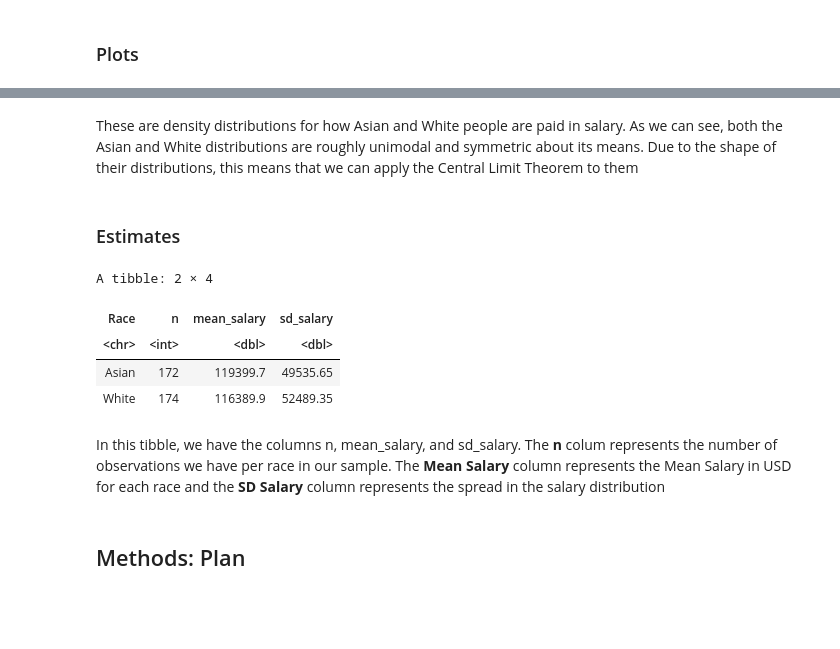
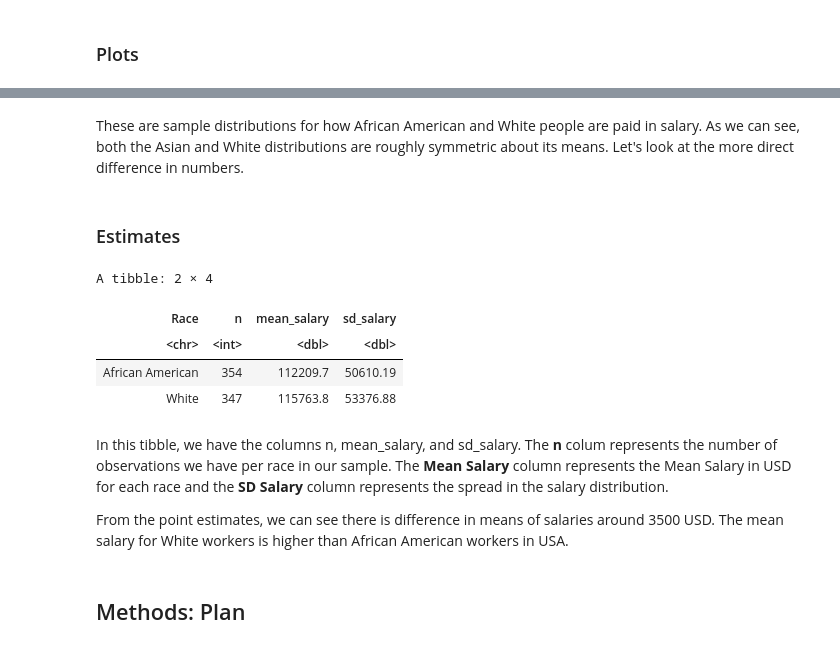
Before and after one commit to hongkailiu123/Race-VS.-Annual-Income-Statistical-Inference-Report, a Jupyter notebook: proposal_Group7.ipynb, the cells around one changed output, grey strips where cells are left out. Drawn from its saved outputs; the diff is of its cells as text; code cells hidden in the pictures; blank space fills up the shorter version.

```diff
--- a/proposal_Group7.ipynb
+++ b/proposal_Group7.ipynb
@@ -80,0 +72,11 @@ A data.frame: 1 × 1
+# %%
+salary_race_USA <- salary_dataset|>
+                filter(Country == "USA" & !is.na(Salary))|>  #only keep observations from USA
+                select(Salary, Race)
+
+race_counts <- salary_race_USA|>
+                group_by(Race)|>
+                summarize(n=n())|>
+                arrange(-n)
+
+race_counts
@@ -113,23 +134,26 @@ grid.arrange(asian_dist, white_dist, ncol = 2, top = "Salary Distributions")
 # %% [markdown]
-These are density distributions for how Asian and White people are paid in salary. As we can see, both the Asian and White distributions are roughly unimodal and symmetric about its means. Due to the shape of their distributions, this means that we can apply the Central Limit Theorem to them
+These are sample distributions for how African American and White people are paid in salary. As we can see, both the Asian and White distributions are roughly symmetric about its means. Let's look at the more direct difference in numbers.
 # %% [markdown]
 ### Estimates
 # %%
-race_sal_estimates <- salary %>%
+race_sal_estimates <- salary_race_USA %>%
+                        filter(Race == "African American" | Race == "White" )|>
                         group_by(Race) %>%
                         summarize(n = n(),
                                   mean_salary = mean(Salary),
                                   sd_salary = sd(Salary))
 
 race_sal_estimates
 # %% [output]
 A tibble: 2 × 4
 | Race | n | mean_salary | sd_salary |
 | <chr> | <int> | <dbl> | <dbl> |
-| Asian | 172 | 119399.7 | 49535.65 |
-| White | 174 | 116389.9 | 52489.35 |
+| African American | 354 | 112209.7 | 50610.19 |
+| White | 347 | 115763.8 | 53376.88 |
 # %% [markdown]
-In this tibble, we have the columns n, mean_salary, and sd_salary. The **n** colum represents the number of observations we have per race in our sample. The **Mean Salary** column represents the Mean Salary in USD for each race and the **SD Salary** column represents the spread in the salary distribution
+In this tibble, we have the columns n, mean_salary, and sd_salary. The **n** colum represents the number of observations we have per race in our sample. The **Mean Salary** column represents the Mean Salary in USD for each race and the **SD Salary** column represents the spread in the salary distribution.
+
+From the point estimates, we can see there is difference in means of salaries around 3500 USD. The mean salary for White workers is higher than African American workers in USA.
 # %% [markdown]
 ## Methods: Plan
 # %% [markdown]
```
Also changed, not shown: parts of 20 cells of this notebook.
